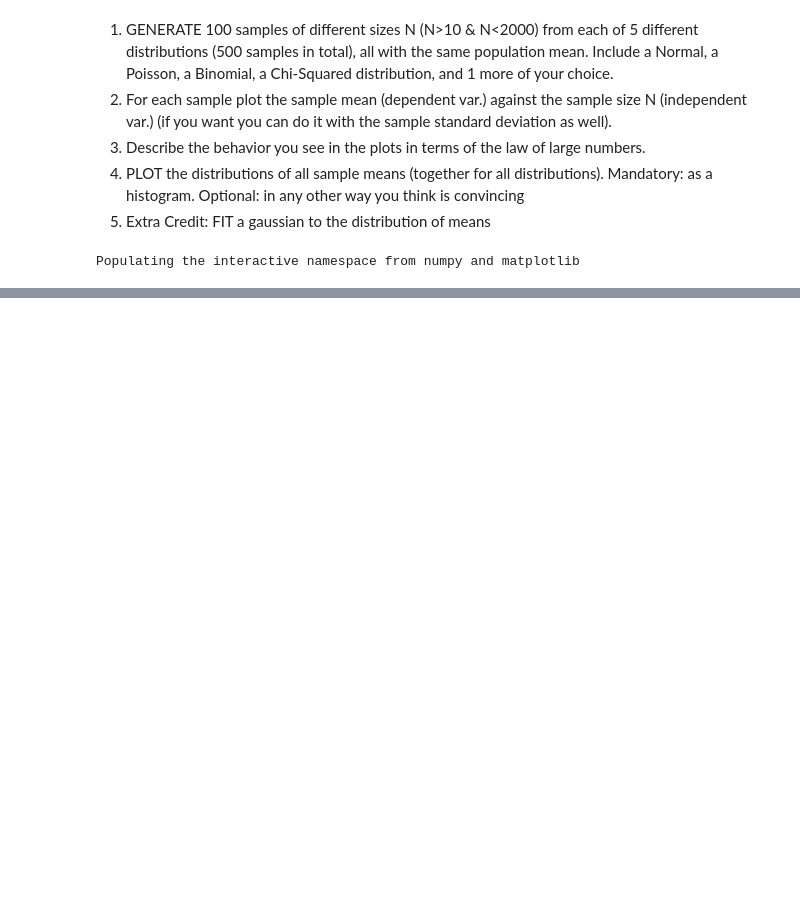
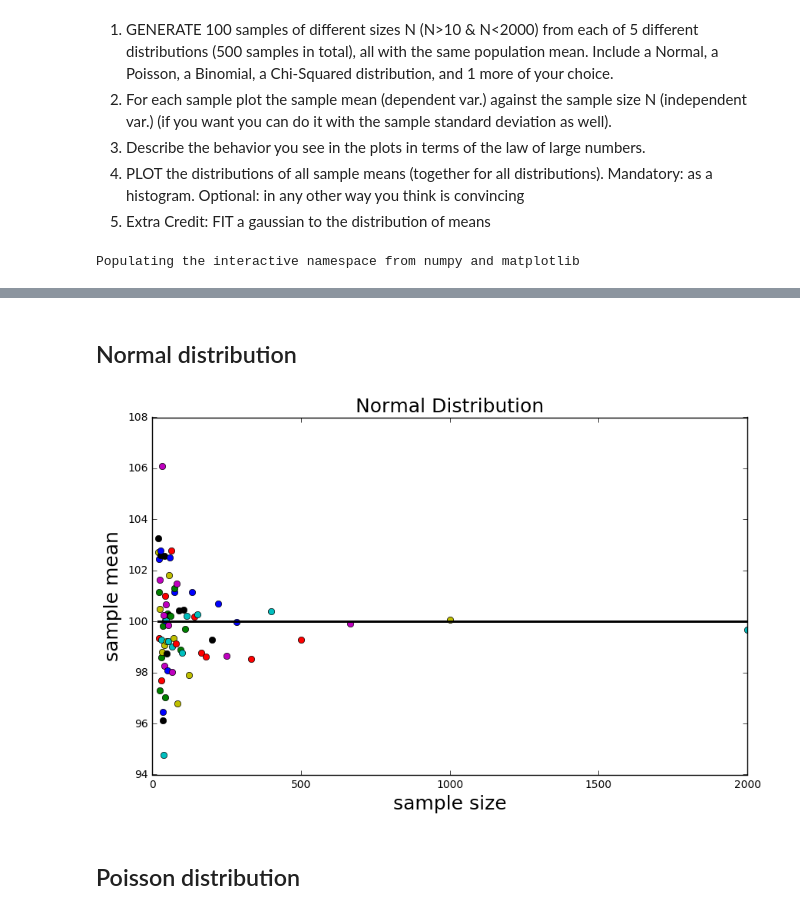
Before and after one commit to fhl204/PUI2016_fhl204, a Jupyter notebook: HW3_fhl204/HW3_1_fhl204.ipynb, the cells around one changed output, grey strips where cells are left out. Cells and saved outputs as stored; diff of their text form; code cells hidden in the pictures; blank space fills up the shorter version.

```diff
--- a/HW3_fhl204/HW3_1_fhl204.ipynb
+++ b/HW3_fhl204/HW3_1_fhl204.ipynb
@@ -73,2 +155,44 @@ for nn in md['chisq']:
 # %%
 #Describe the behavior you see in the plots in terms of the law of large numbers.
+# %% [markdown]
+## Normal distribution
+# %%
+#distributions = ['pois', 'gaus', 'chisq', 'cauchy', 'lnorm', 'binomial']
+distributions = ['lnorm']
+mymean = 100
+dfsize = 100
+nsize  = 100
+
+# the chi sq distribution takes the number of degrees of freedom, which luckily is the same as the mean!
+df = mymean
+
+mysize = (2000 / (np.array(range(1, 100)))).astype(int)
+# mysize = 1000 / (np.array(range(1, 100) + [10]))
+# mysize = (np.random.rand(100) * 1000).astype(int)
+#print (mysize, mysize.shape)
+
+#Plot the sample mean (dependent var.) against the sample size N (independent var.)
+md['lnorm'] = {}
+
+#and do it in a for loop. not pythonic, but easily readable
+for n in mysize:
+    md['lnorm'][n] = np.random.normal(df, size = n)
+
+# save the means for plotting later
+
+md['lnorm']['means'] = {}
+axchisq_mu_n = pl.figure(figsize=(10,6)).add_subplot(111)
+
+for nn in md['lnorm']:
+    if not type(nn) == str:
+        md['lnorm']['means'][nn] = md['chisq'][nn].mean()
+        #and plot it
+        axchisq_mu_n.plot(nn, md['lnorm']['means'][nn], 'o')
+        axchisq_mu_n.set_xlabel('sample size', fontsize=18)
+        axchisq_mu_n.set_ylabel('sample mean', fontsize=18)
+        axchisq_mu_n.set_title('Normal Distribution', fontsize=18)
+        axchisq_mu_n.plot([min(mysize), max(mysize)], [df, df], 'k')
+# %% [output]
+[figure, added]
+# %% [markdown]
+## Poisson distribution
```
Also changed, not shown: parts of 17 cells of this notebook, 4 other files.
